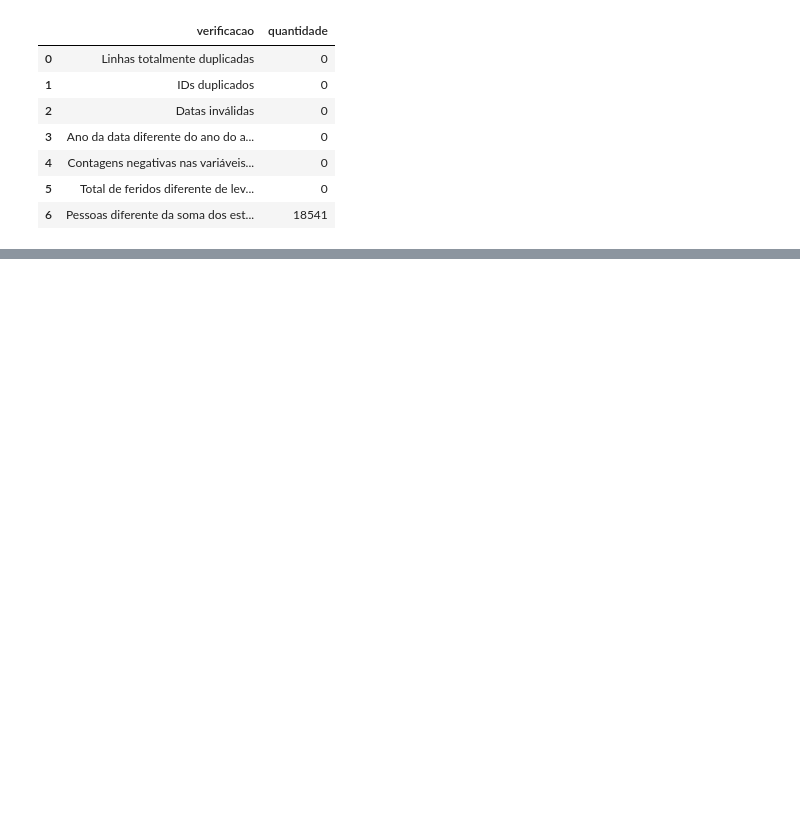
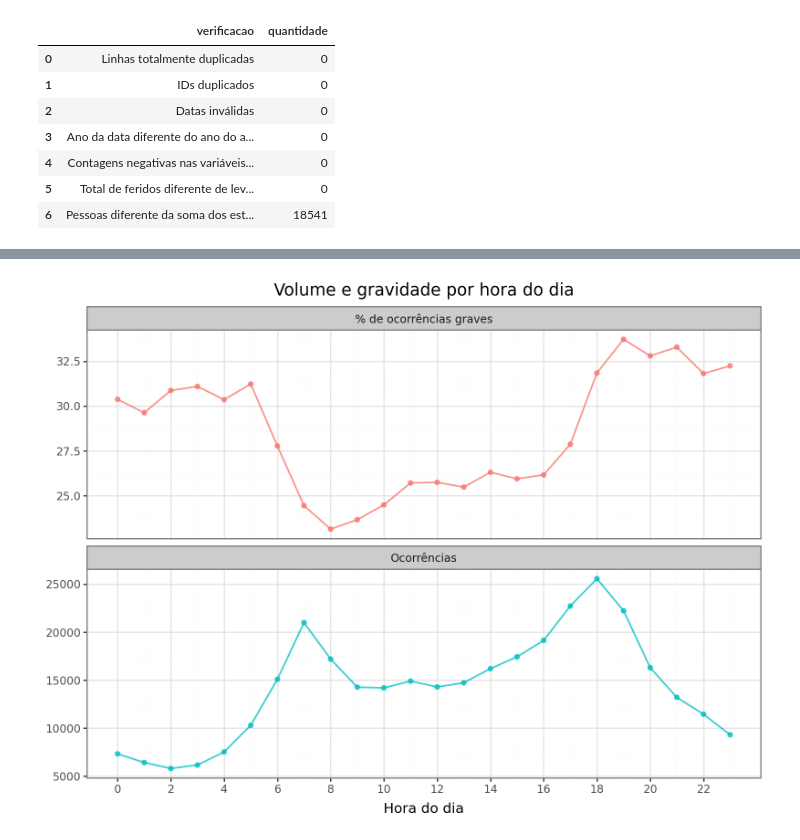
Before and after one commit to MaluSevilha/analise-acidentes-prf, a Jupyter notebook: relatorio.ipynb, the cells around one changed output, grey strips where cells are left out. Cells and saved outputs as stored; diff of their text form; code cells hidden in the pictures; blank space fills up the shorter version.

```diff
--- a/relatorio.ipynb
+++ b/relatorio.ipynb
@@ -302,0 +313,15 @@ Após essas verificações, a base consolidada está adequada para a análise ex
+# %%
+(base.groupby("hora", as_index = False)
+     .agg(ocorrencias = ("id", "size"), prop_grave = ("grave", "mean"))
+     .assign(pct_grave = lambda _: 100 * _.prop_grave)
+     .melt(id_vars = "hora", value_vars = ["ocorrencias", "pct_grave"], var_name = "medida", value_name = "valor")
+     .assign(medida = lambda _: _.medida.map({"ocorrencias": "Ocorrências", "pct_grave": "% de ocorrências graves"}))
+     .pipe(lambda _: ggplot(_, aes(x = "hora", y = "valor", color = "medida")) +
+                         geom_line(size = 0.75, alpha = 0.75) +
+                         geom_point(size = 1.5, alpha = 0.75) +
+                         facet_wrap("medida", ncol = 1, scales = "free_y") +
+                         scale_x_continuous(breaks = range(0, 24, 2)) +
+                         labs(x = "Hora do dia", y = "", title = "Volume e gravidade por hora do dia") +
+                         theme(legend_position = "none", figure_size = (8, 6))))
+# %% [output]
+[figure, added]
```
Also changed, not shown: parts of 38 cells of this notebook.
